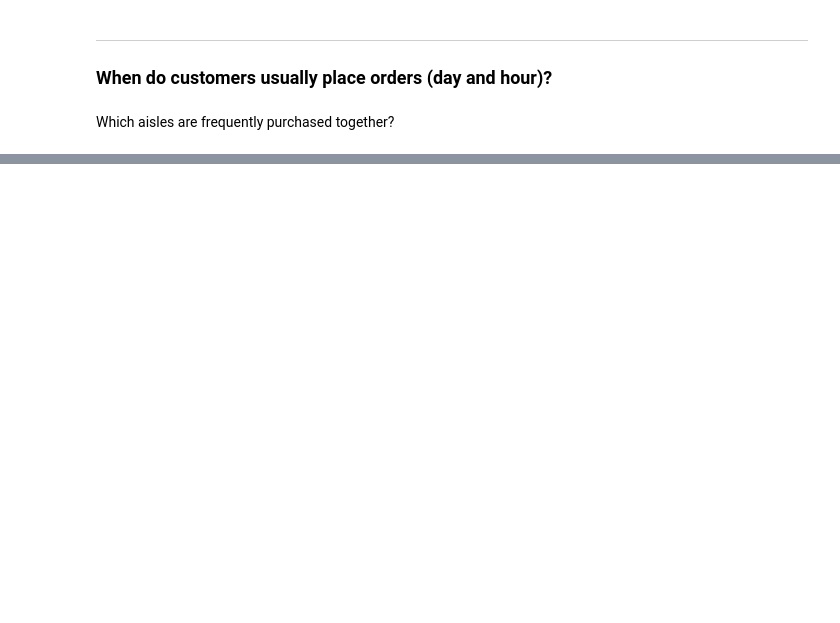
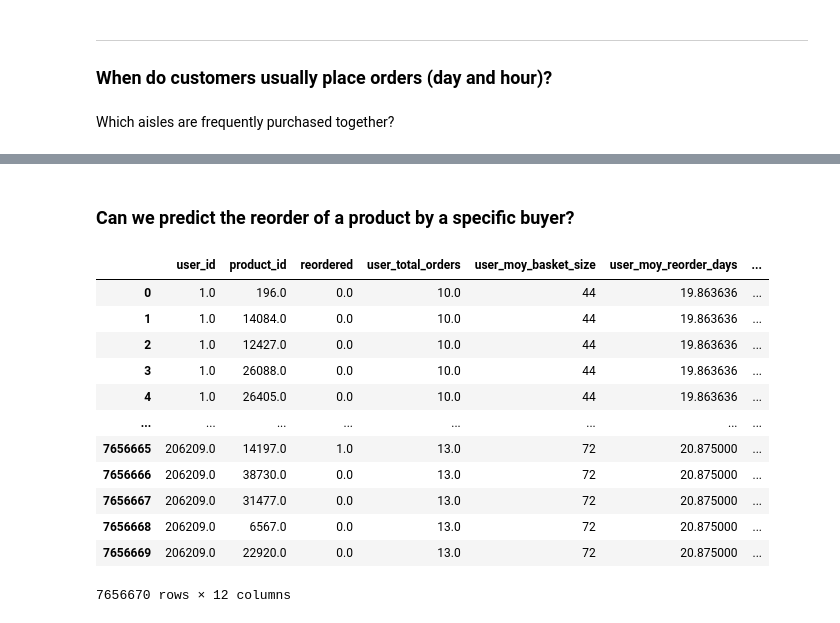
Before and after one commit to AlexandrG1209/nextbuy, a Jupyter notebook: notebook.ipynb, the cells around one changed output, grey strips where cells are left out. Drawn from its saved outputs; the diff is of its cells as text; code cells hidden in the pictures; blank space fills up the shorter version.

```diff
--- a/notebook.ipynb
+++ b/notebook.ipynb
@@ -430,0 +449,2 @@ plt.show()
+# %% [markdown]
+### Can we predict the reorder of a product by a specific buyer?
@@ -430,0 +495,17 @@ plt.show()
+# %%
+df_reord = reorder_df(df)
+df_reord
+# %% [output]
+|  | user_id | product_id | reordered | user_total_orders | user_moy_basket_size | user_moy_reorder_days | ... |
+| 0 | 1.0 | 196.0 | 0.0 | 10.0 | 44 | 19.863636 | ... |
+| 1 | 1.0 | 14084.0 | 0.0 | 10.0 | 44 | 19.863636 | ... |
+| 2 | 1.0 | 12427.0 | 0.0 | 10.0 | 44 | 19.863636 | ... |
+| 3 | 1.0 | 26088.0 | 0.0 | 10.0 | 44 | 19.863636 | ... |
+| 4 | 1.0 | 26405.0 | 0.0 | 10.0 | 44 | 19.863636 | ... |
+| ... | ... | ... | ... | ... | ... | ... | ... |
+| 7656665 | 206209.0 | 14197.0 | 1.0 | 13.0 | 72 | 20.875000 | ... |
+| 7656666 | 206209.0 | 38730.0 | 0.0 | 13.0 | 72 | 20.875000 | ... |
+| 7656667 | 206209.0 | 31477.0 | 0.0 | 13.0 | 72 | 20.875000 | ... |
+| 7656668 | 206209.0 | 6567.0 | 0.0 | 13.0 | 72 | 20.875000 | ... |
+| 7656669 | 206209.0 | 22920.0 | 0.0 | 13.0 | 72 | 20.875000 | ... |
+7656670 rows × 12 columns
```
Also changed, not shown: parts of 20 cells of this notebook.
